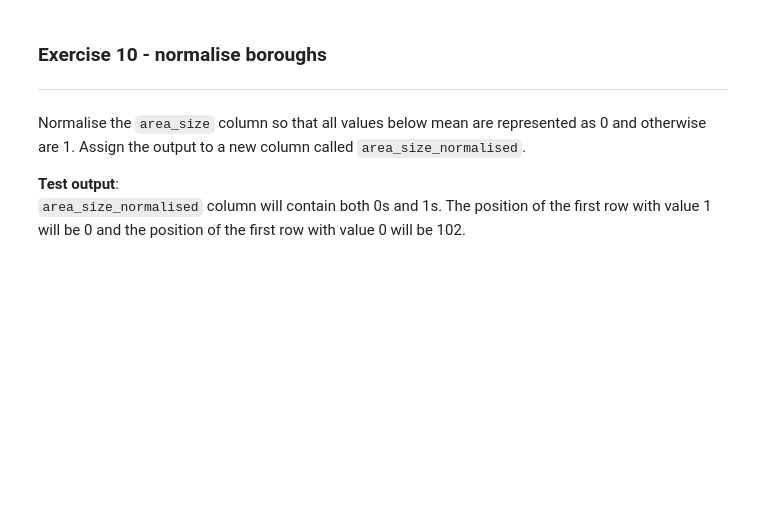
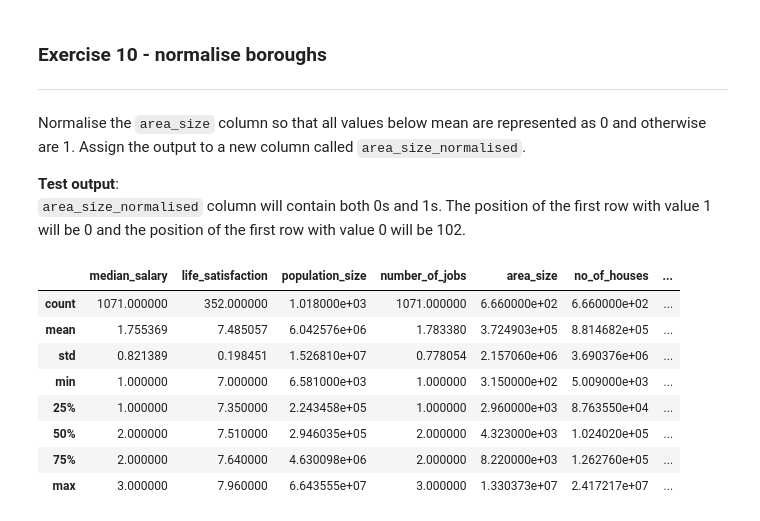
Before and after one commit to kKravtsova/data_and_python, a Jupyter notebook: Sorting_and_cleaning_kkravtsova.ipynb, the cells around one changed output. Drawn from its saved outputs; the diff is of its cells as text; code cells hidden in the pictures; blank space fills up the shorter version.

```diff
--- a/Sorting_and_cleaning_kkravtsova.ipynb
+++ b/Sorting_and_cleaning_kkravtsova.ipynb
@@ -349,0 +375,11 @@ The maximum value of the column df['number_of_jobs'] will be 3 and the minimum v
+# %%
+def normalise_jobs(df):
+  if df['number_of_jobs'] < quan2:
+    return 1
+  elif df['number_of_jobs'] > quan3:
+    return 3
+  else:
+    return 2
+
+london_df['number_of_jobs'] = london_df.apply(normalise_jobs, axis=1)
+london_df['number_of_jobs'].max()
@@ -355,3 +393,14 @@ Create a new function and code to normalise the `no_of_houses` column BUT this t
 
 **Test output**:
 The maximum value of the column df['housing_volume'] will be 3 and the minimum value will be 1
+# %%
+def normalise_houses(df):
+  if df['no_of_houses'] < london_df['no_of_houses'].quantile(0.5):
+    return 1
+  elif df['no_of_houses'] > london_df['no_of_houses'].quantile(0.75):
+    return 3
+  else:
+    return 2
+
+london_df['housing_volume'] = london_df.apply(normalise_houses, axis=1)
+london_df['housing_volume'].min()
@@ -363,3 +414,22 @@ Normalise the `area_size` column so that all values below mean are represented a
 
 **Test output**:
 `area_size_normalised` column will contain both 0s and 1s.  The position of the first row with value 1 will be 0 and the position of the first row with value 0 will be 102.
+# %%
+def normalise_area(df):
+  if df['area_size'] < london_df['area_size'].quantile(0.5):
+    return 0
+  else:
+    return 1
+
+london_df['area_size_normalised'] = london_df.apply(normalise_area, axis=1)
+london_df.describe()
+# %% [output]
+|  | median_salary | life_satisfaction | population_size | number_of_jobs | area_size | no_of_houses | ... |
+| count | 1071.000000 | 352.000000 | 1.018000e+03 | 1071.000000 | 6.660000e+02 | 6.660000e+02 | ... |
+| mean | 1.755369 | 7.485057 | 6.042576e+06 | 1.783380 | 3.724903e+05 | 8.814682e+05 | ... |
+| std | 0.821389 | 0.198451 | 1.526810e+07 | 0.778054 | 2.157060e+06 | 3.690376e+06 | ... |
+| min | 1.000000 | 7.000000 | 6.581000e+03 | 1.000000 | 3.150000e+02 | 5.009000e+03 | ... |
+| 25% | 1.000000 | 7.350000 | 2.243458e+05 | 1.000000 | 2.960000e+03 | 8.763550e+04 | ... |
+| 50% | 2.000000 | 7.510000 | 2.946035e+05 | 2.000000 | 4.323000e+03 | 1.024020e+05 | ... |
+| 75% | 2.000000 | 7.640000 | 4.630098e+06 | 2.000000 | 8.220000e+03 | 1.262760e+05 | ... |
+| max | 3.000000 | 7.960000 | 6.643555e+07 | 3.000000 | 1.330373e+07 | 2.417217e+07 | ... |
```
Also changed, not shown: parts of 8 cells of this notebook.
